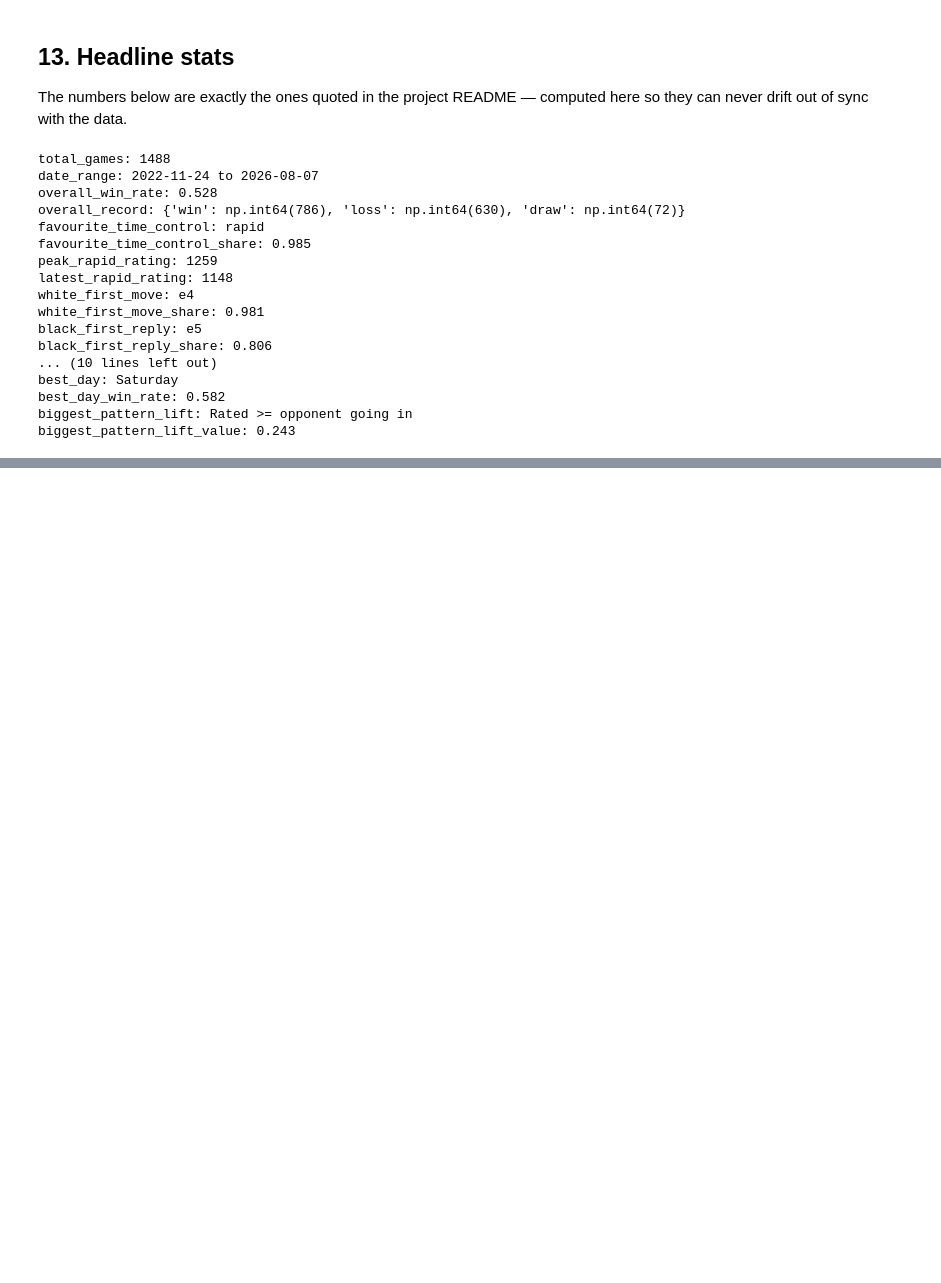
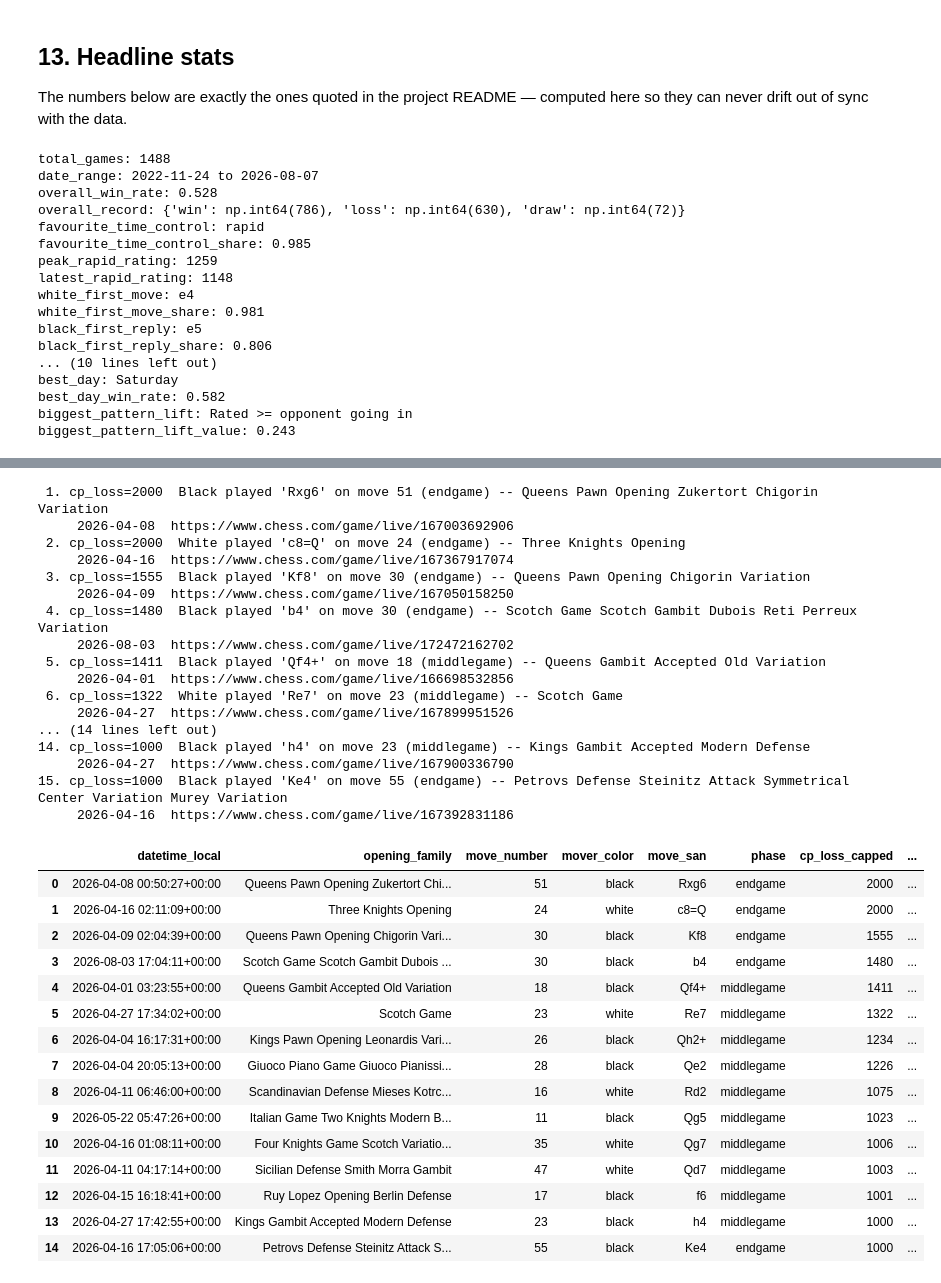
Before and after one commit to BadrWaqas/chess-self-analysis, a Jupyter notebook: notebooks/chess_self_analysis.ipynb, the cells around one changed output, grey strips where cells are left out. Cells and saved outputs as stored; diff of their text form; code cells hidden in the pictures; blank space fills up the shorter version.

```diff
--- a/notebooks/chess_self_analysis.ipynb
+++ b/notebooks/chess_self_analysis.ipynb
@@ -895,0 +1164,44 @@ biggest_pattern_lift_value: 0.243
+# %%
+worst_moves = moves.sort_values("cp_loss_capped", ascending=False).head(15).reset_index(drop=True)
+
+for i, row in worst_moves.iterrows():
+    color = row["mover_color"].capitalize()
+    print(f"{i + 1:>2}. cp_loss={row['cp_loss_capped']:>4.0f}  {color} played {row['move_san']!r} on move {row['move_number']} "
+          f"({row['phase']}) -- {row['opening_family']}")
+    print(f"     {row['datetime_local'].date()}  {row['url']}")
+
+worst_moves[["datetime_local", "opening_family", "move_number", "mover_color", "move_san", "phase", "cp_loss_capped", "classification", "url"]]
+# %% [output]
+ 1. cp_loss=2000  Black played 'Rxg6' on move 51 (endgame) -- Queens Pawn Opening Zukertort Chigorin Variation
+     2026-04-08  https://www.chess.com/game/live/167003692906
+ 2. cp_loss=2000  White played 'c8=Q' on move 24 (endgame) -- Three Knights Opening
+     2026-04-16  https://www.chess.com/game/live/167367917074
+ 3. cp_loss=1555  Black played 'Kf8' on move 30 (endgame) -- Queens Pawn Opening Chigorin Variation
+     2026-04-09  https://www.chess.com/game/live/167050158250
+ 4. cp_loss=1480  Black played 'b4' on move 30 (endgame) -- Scotch Game Scotch Gambit Dubois Reti Perreux Variation
+     2026-08-03  https://www.chess.com/game/live/172472162702
+ 5. cp_loss=1411  Black played 'Qf4+' on move 18 (middlegame) -- Queens Gambit Accepted Old Variation
+     2026-04-01  https://www.chess.com/game/live/166698532856
+ 6. cp_loss=1322  White played 'Re7' on move 23 (middlegame) -- Scotch Game
+     2026-04-27  https://www.chess.com/game/live/167899951526
+... (14 lines left out)
+14. cp_loss=1000  Black played 'h4' on move 23 (middlegame) -- Kings Gambit Accepted Modern Defense
+     2026-04-27  https://www.chess.com/game/live/167900336790
+15. cp_loss=1000  Black played 'Ke4' on move 55 (endgame) -- Petrovs Defense Steinitz Attack Symmetrical Center Variation Murey Variation
+     2026-04-16  https://www.chess.com/game/live/167392831186
+|  | datetime_local | opening_family | move_number | mover_color | move_san | phase | cp_loss_capped | ... |
+| 0 | 2026-04-08 00:50:27+00:00 | Queens Pawn Opening Zukertort Chi... | 51 | black | Rxg6 | endgame | 2000 | ... |
+| 1 | 2026-04-16 02:11:09+00:00 | Three Knights Opening | 24 | white | c8=Q | endgame | 2000 | ... |
+| 2 | 2026-04-09 02:04:39+00:00 | Queens Pawn Opening Chigorin Vari... | 30 | black | Kf8 | endgame | 1555 | ... |
+| 3 | 2026-08-03 17:04:11+00:00 | Scotch Game Scotch Gambit Dubois ... | 30 | black | b4 | endgame | 1480 | ... |
+| 4 | 2026-04-01 03:23:55+00:00 | Queens Gambit Accepted Old Variation | 18 | black | Qf4+ | middlegame | 1411 | ... |
+| 5 | 2026-04-27 17:34:02+00:00 | Scotch Game | 23 | white | Re7 | middlegame | 1322 | ... |
+| 6 | 2026-04-04 16:17:31+00:00 | Kings Pawn Opening Leonardis Vari... | 26 | black | Qh2+ | middlegame | 1234 | ... |
+| 7 | 2026-04-04 20:05:13+00:00 | Giuoco Piano Game Giuoco Pianissi... | 28 | black | Qe2 | middlegame | 1226 | ... |
+| 8 | 2026-04-11 06:46:00+00:00 | Scandinavian Defense Mieses Kotrc... | 16 | white | Rd2 | middlegame | 1075 | ... |
+| 9 | 2026-05-22 05:47:26+00:00 | Italian Game Two Knights Modern B... | 11 | black | Qg5 | middlegame | 1023 | ... |
+| 10 | 2026-04-16 01:08:11+00:00 | Four Knights Game Scotch Variatio... | 35 | white | Qg7 | middlegame | 1006 | ... |
+| 11 | 2026-04-11 04:17:14+00:00 | Sicilian Defense Smith Morra Gambit | 47 | white | Qd7 | middlegame | 1003 | ... |
+| 12 | 2026-04-15 16:18:41+00:00 | Ruy Lopez Opening Berlin Defense | 17 | black | f6 | middlegame | 1001 | ... |
+| 13 | 2026-04-27 17:42:55+00:00 | Kings Gambit Accepted Modern Defense | 23 | black | h4 | middlegame | 1000 | ... |
+| 14 | 2026-04-16 17:05:06+00:00 | Petrovs Defense Steinitz Attack S... | 55 | black | Ke4 | endgame | 1000 | ... |
```
Also changed, not shown: parts of 13 cells of this notebook, 6 other files.
